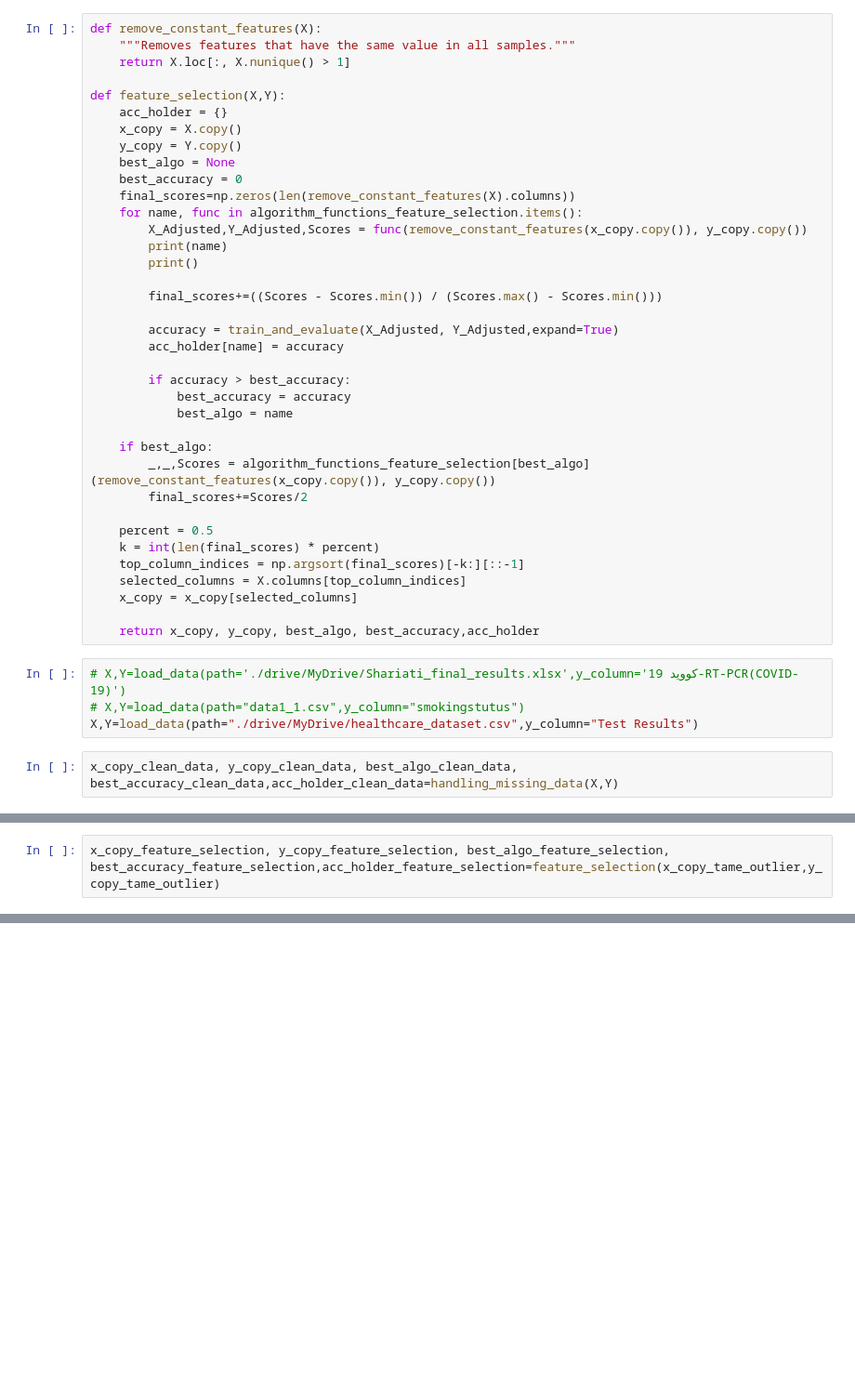
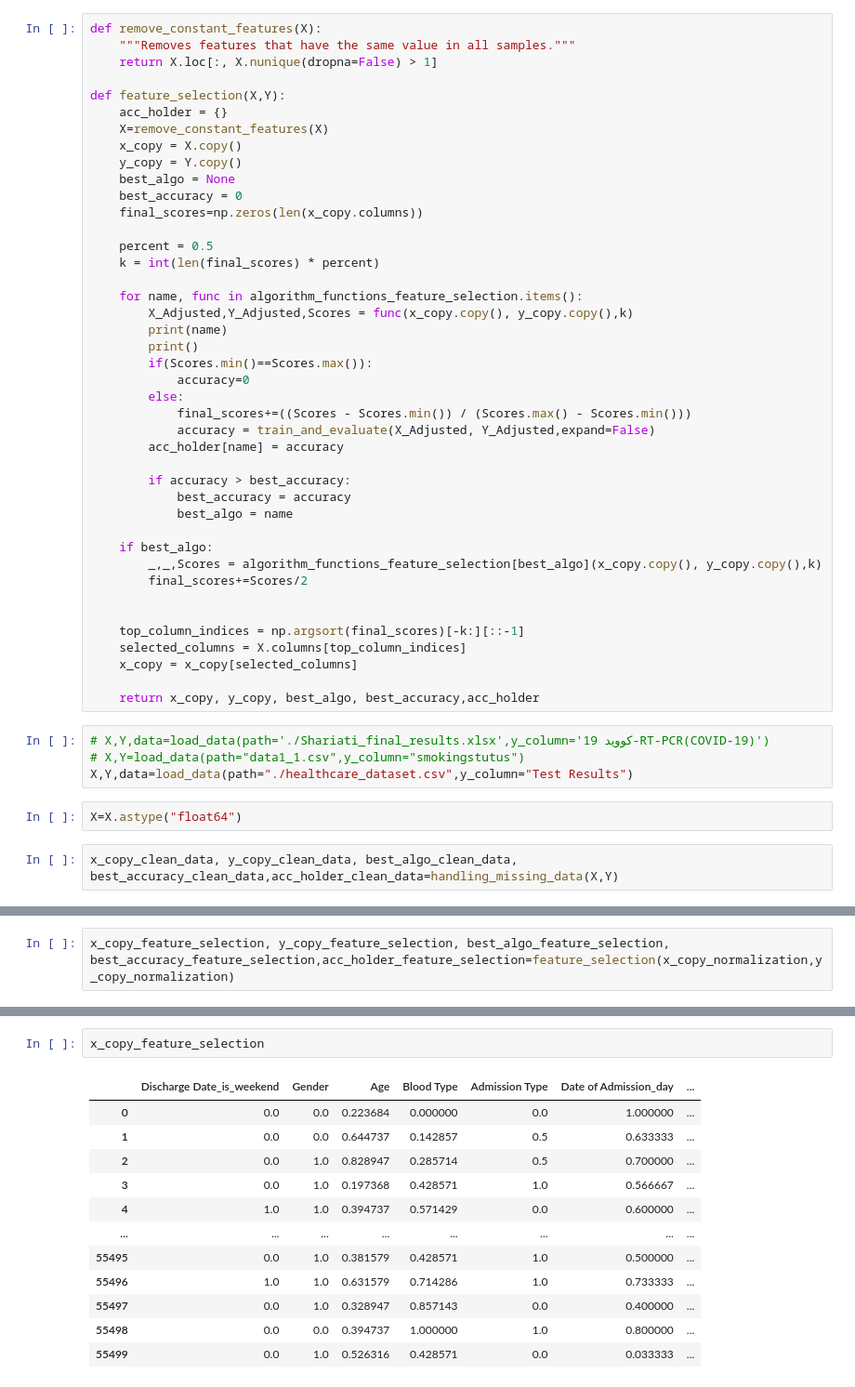
Before and after one commit to sina-m-mollazadeh/Medical-Framework, a Jupyter notebook: main.ipynb, the cells around one changed output, grey strips where cells are left out. Shown at 93% size. Saved outputs shown, nothing was run; the diff lists cells and outputs as text; blank space fills up the shorter version.

Commit message:
fix bugs on date columns and misssing data added more algorithms for feature selection

```diff
--- a/main.ipynb
+++ b/main.ipynb
@@ -632,23 +771,29 @@ algorithm_functions_feature_selection = {
 # %%
 def remove_constant_features(X):
     """Removes features that have the same value in all samples."""
-    return X.loc[:, X.nunique() > 1]
+    return X.loc[:, X.nunique(dropna=False) > 1]
 
 def feature_selection(X,Y):
     acc_holder = {}
+    X=remove_constant_features(X)
     x_copy = X.copy()
     y_copy = Y.copy()
     best_algo = None
     best_accuracy = 0
-    final_scores=np.zeros(len(remove_constant_features(X).columns))
+    final_scores=np.zeros(len(x_copy.columns))
+
+    percent = 0.5
+    k = int(len(final_scores) * percent)
+
     for name, func in algorithm_functions_feature_selection.items():
-        X_Adjusted,Y_Adjusted,Scores = func(remove_constant_features(x_copy.copy()), y_copy.copy())
+        X_Adjusted,Y_Adjusted,Scores = func(x_copy.copy(), y_copy.copy(),k)
         print(name)
         print()
-
-        final_scores+=((Scores - Scores.min()) / (Scores.max() - Scores.min()))
-
-        accuracy = train_and_evaluate(X_Adjusted, Y_Adjusted,expand=True)
+        if(Scores.min()==Scores.max()):
+            accuracy=0
+        else:
+            final_scores+=((Scores - Scores.min()) / (Scores.max() - Scores.min()))
+            accuracy = train_and_evaluate(X_Adjusted, Y_Adjusted,expand=False)
         acc_holder[name] = accuracy
 
         if accuracy > best_accuracy:
@@ -656,20 +801,21 @@ def feature_selection(X,Y):
             best_algo = name
 
     if best_algo:
-        _,_,Scores = algorithm_functions_feature_selection[best_algo](remove_constant_features(x_copy.copy()), y_copy.copy())
+        _,_,Scores = algorithm_functions_feature_selection[best_algo](x_copy.copy(), y_copy.copy(),k)
         final_scores+=Scores/2
 
-    percent = 0.5
-    k = int(len(final_scores) * percent)
+
     top_column_indices = np.argsort(final_scores)[-k:][::-1]
     selected_columns = X.columns[top_column_indices]
     x_copy = x_copy[selected_columns]
 
     return x_copy, y_copy, best_algo, best_accuracy,acc_holder
 # %%
-# X,Y=load_data(path='./drive/MyDrive/Shariati_final_results.xlsx',y_column='کووید 19-RT-PCR(COVID-19)')
+# X,Y,data=load_data(path='./Shariati_final_results.xlsx',y_column='کووید 19-RT-PCR(COVID-19)')
 # X,Y=load_data(path="data1_1.csv",y_column="smokingstutus")
-X,Y=load_data(path="./drive/MyDrive/healthcare_dataset.csv",y_column="Test Results")
+X,Y,data=load_data(path="./healthcare_dataset.csv",y_column="Test Results")
+# %%
+X=X.astype("float64")
 # %%
 x_copy_clean_data, y_copy_clean_data, best_algo_clean_data, best_accuracy_clean_data,acc_holder_clean_data=handling_missing_data(X,Y)
 # %%
@@ -679,2 +841,2 @@ x_copy_normalization, y_copy_normalization, best_algo_normalization, best_accura
 # %%
-x_copy_feature_selection, y_copy_feature_selection, best_algo_feature_selection, best_accuracy_feature_selection,acc_holder_feature_selection=feature_selection(x_copy_tame_outlier,y_copy_tame_outlier)
+x_copy_feature_selection, y_copy_feature_selection, best_algo_feature_selection, best_accuracy_feature_selection,acc_holder_feature_selection=feature_selection(x_copy_normalization,y_copy_normalization)
@@ -680,0 +855,15 @@ x_copy_feature_selection, y_copy_feature_selection, best_algo_feature_selection,
+# %%
+x_copy_feature_selection
+# %% [output]
+|  | Discharge Date_is_weekend | Gender | Age | Blood Type | Admission Type | Date of Admission_day | ... |
+| 0 | 0.0 | 0.0 | 0.223684 | 0.000000 | 0.0 | 1.000000 | ... |
+| 1 | 0.0 | 0.0 | 0.644737 | 0.142857 | 0.5 | 0.633333 | ... |
+| 2 | 0.0 | 1.0 | 0.828947 | 0.285714 | 0.5 | 0.700000 | ... |
+| 3 | 0.0 | 1.0 | 0.197368 | 0.428571 | 1.0 | 0.566667 | ... |
+| 4 | 1.0 | 1.0 | 0.394737 | 0.571429 | 0.0 | 0.600000 | ... |
+| ... | ... | ... | ... | ... | ... | ... | ... |
+| 55495 | 0.0 | 1.0 | 0.381579 | 0.428571 | 1.0 | 0.500000 | ... |
+| 55496 | 1.0 | 1.0 | 0.631579 | 0.714286 | 1.0 | 0.733333 | ... |
+| 55497 | 0.0 | 1.0 | 0.328947 | 0.857143 | 0.0 | 0.400000 | ... |
+| 55498 | 0.0 | 0.0 | 0.394737 | 1.000000 | 1.0 | 0.800000 | ... |
+| 55499 | 0.0 | 1.0 | 0.526316 | 0.428571 | 0.0 | 0.033333 | ... |
```
Also changed, not shown: parts of 18 cells of this notebook.
